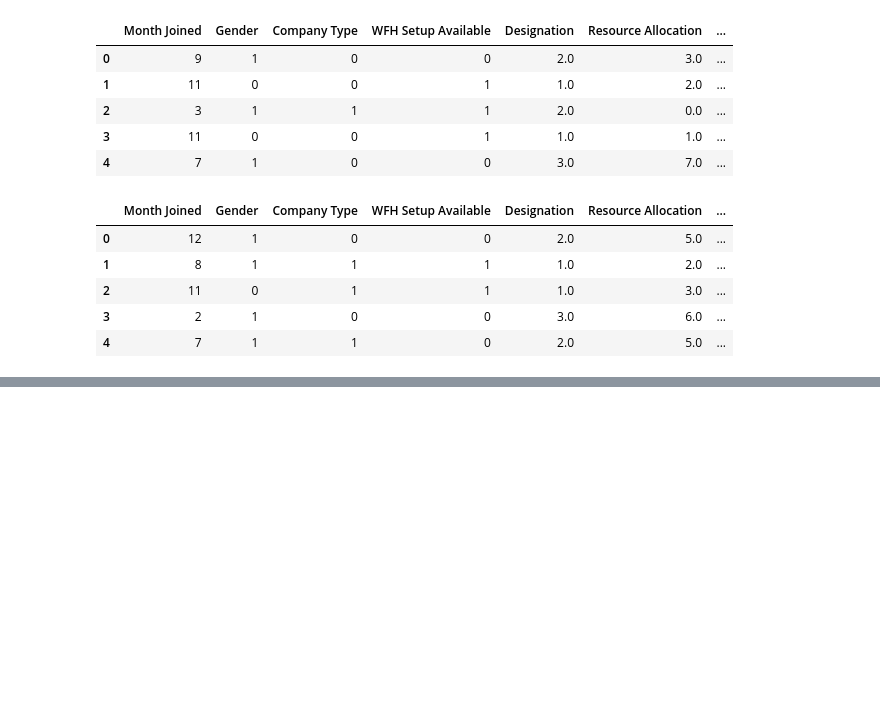
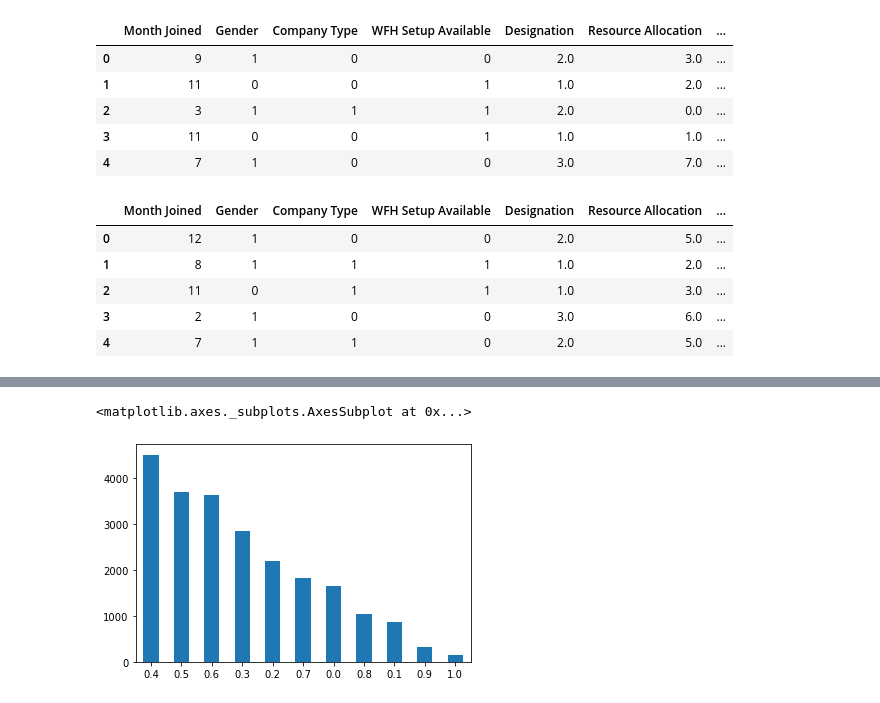
Before and after one commit to drsharice/Final-Project, a Jupyter notebook: rizky/burn.ipynb, the cells around one changed output, grey strips where cells are left out. Drawn from its saved outputs; the diff is of its cells as text; code cells hidden in the pictures; blank space fills up the shorter version.

```diff
--- a/rizky/burn.ipynb
+++ b/rizky/burn.ipynb
@@ -125,10 +127,3 @@ features_test.head()
 | 2 | 11 | 0 | 1 | 1 | 1.0 | 3.0 | ... |
 | 3 | 2 | 1 | 0 | 0 | 3.0 | 6.0 | ... |
 | 4 | 7 | 1 | 1 | 0 | 2.0 | 5.0 | ... |
-# %%
-# Labels are the values we want to predict
-labels = np.array(features['Burn Rate'])# Remove the labels from the features
-# axis 1 refers to the columns
-features= features.drop('Burn Rate', axis = 1)# Saving feature names for later use
-feature_list = list(features.columns)# Convert to numpy array
-features = np.array(features)
@@ -141,0 +134,5 @@ NameError: name 'test_features' is not defined
+# %%
+features.rename(columns = {'Burn Rate' : 'Burn_Rate'}, inplace = True)
+# %%
+features['Burn_Rate'] = features['Burn_Rate'].round(decimals=1)
+features.head()
@@ -141,0 +146,5 @@ NameError: name 'test_features' is not defined
+# %%
+features.Burn_Rate.value_counts().plot(kind="bar", rot=0)
+# %% [output]
+<matplotlib.axes._subplots.AxesSubplot at 0x...>
+[figure, added]
```
Also changed, not shown: parts of 24 cells of this notebook, 1 other file.
